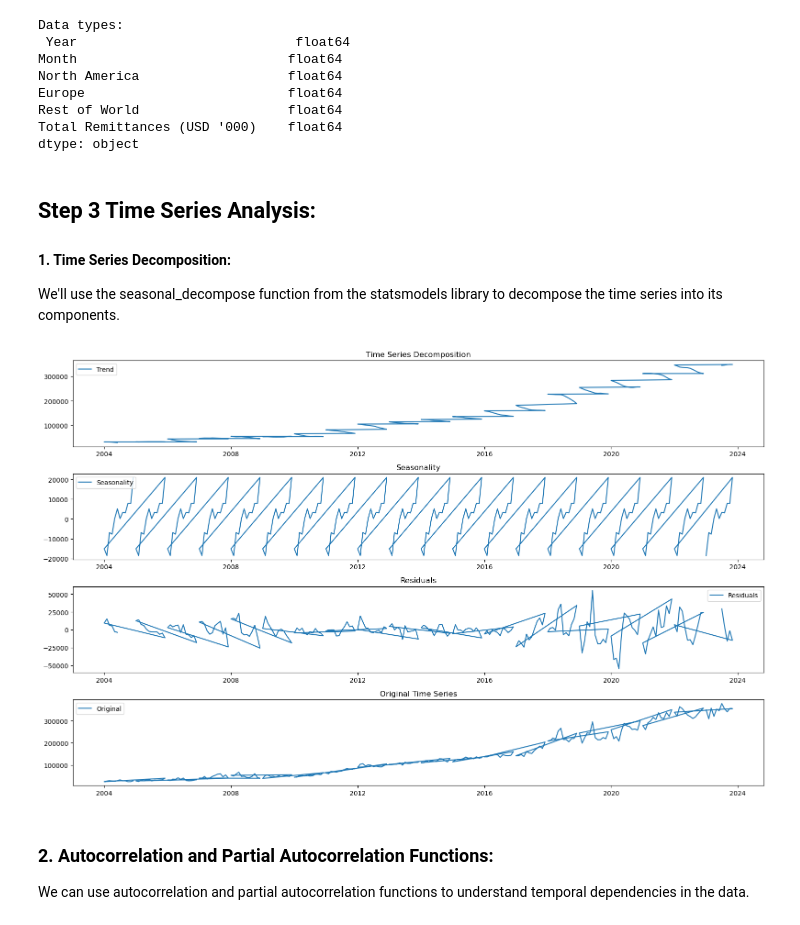
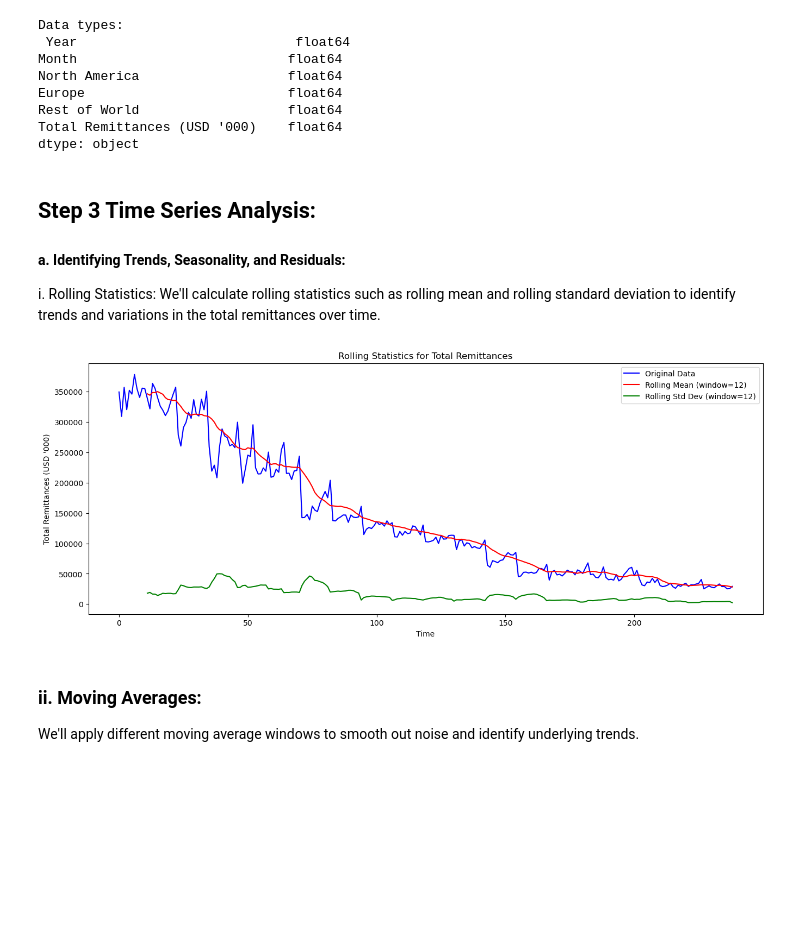
Before and after one commit to MadScie254/Predictive-Modeling-for-Monthly-Total-Remittances-CBK, a Jupyter notebook: Overview.ipynb, the cells around one changed output. Saved outputs shown, nothing was run; the diff lists cells and outputs as text; code cells hidden in the pictures; blank space fills up the shorter version.

Commit message:
plot update

```diff
--- a/Overview.ipynb
+++ b/Overview.ipynb
@@ -389,48 +389,28 @@ Total Remittances (USD '000)    float64
 dtype: object
 # %% [markdown]
 ## Step 3 Time Series Analysis:
-#### 1. Time Series Decomposition:
-We'll use the seasonal_decompose function from the statsmodels library to decompose the time series into its components.
+#### a. Identifying Trends, Seasonality, and Residuals:
+i. Rolling Statistics:
+We'll calculate rolling statistics such as rolling mean and rolling standard deviation to identify trends and variations in the total remittances over time.
 # %%
-import statsmodels.api as sm
+# Calculate rolling mean and rolling standard deviation
+rolling_mean = remittances_data['Total Remittances (USD \'000)'].rolling(window=12).mean()
+rolling_std = remittances_data['Total Remittances (USD \'000)'].rolling(window=12).std()
 
-# Combine 'Year' and 'Month' columns into a datetime format
-remittances_data['Date'] = pd.to_datetime(remittances_data[['Year', 'Month']].assign(DAY=1))
+# Plot original data along with rolling statistics
+plt.figure(figsize=(16, 6))
+plt.plot(remittances_data['Total Remittances (USD \'000)'], label='Original Data', color='blue')
+plt.plot(rolling_mean, label='Rolling Mean (window=12)', color='red')
+plt.plot(rolling_std, label='Rolling Std Dev (window=12)', color='green')
 
-# Set 'Date' as the index
-remittances_data.set_index('Date', inplace=True)
-
-# Perform time series decomposition
-decomposition = sm.tsa.seasonal_decompose(remittances_data['Total Remittances (USD \'000)'], model='additive', period=12)
-
-# Plot the decomposed components
-plt.figure(figsize=(16, 10))
-
-plt.subplot(4, 1, 1)
-plt.plot(decomposition.trend, label='Trend')
-plt.title('Time Series Decomposition')
+plt.title('Rolling Statistics for Total Remittances')
+plt.xlabel('Time')
+plt.ylabel('Total Remittances (USD \'000)')
 plt.legend()
-
-plt.subplot(4, 1, 2)
-plt.plot(decomposition.seasonal, label='Seasonality')
-plt.title('Seasonality')
-plt.legend()
-
-plt.subplot(4, 1, 3)
-plt.plot(decomposition.resid, label='Residuals')
-plt.title('Residuals')
-plt.legend()
-
-plt.subplot(4, 1, 4)
-plt.plot(remittances_data['Total Remittances (USD \'000)'], label='Original')
-plt.title('Original Time Series')
-plt.legend()
-
-plt.tight_layout()
 plt.show()
 # %% [output]
-[figure, old version]
+[figure, new version]
-# %% [markdown]
-### 2. Autocorrelation and Partial Autocorrelation Functions:
-We can use autocorrelation and partial autocorrelation functions to understand temporal dependencies in the data.
+# %% [markdown]
+### ii. Moving Averages:
+We'll apply different moving average windows to smooth out noise and identify underlying trends.
 # %%
```
Also changed, not shown: parts of 17 cells of this notebook.
